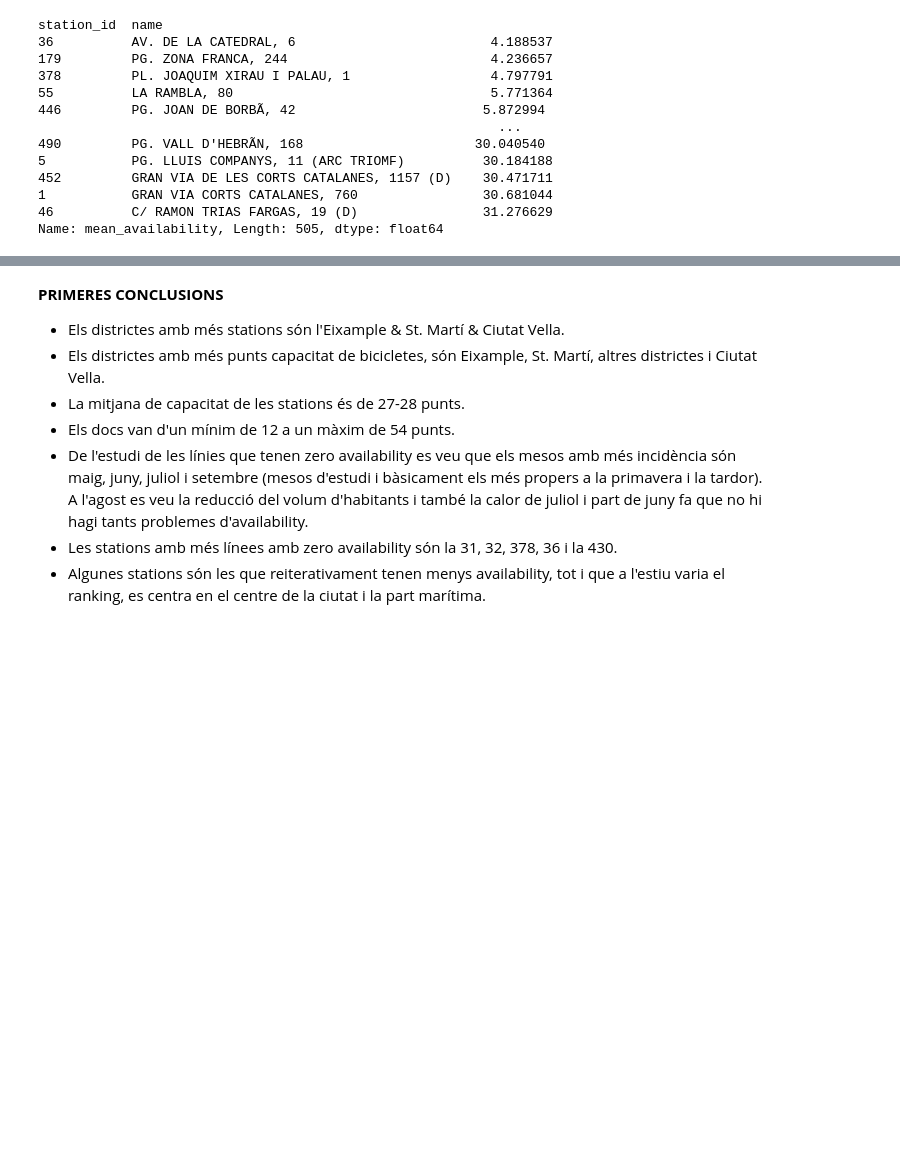
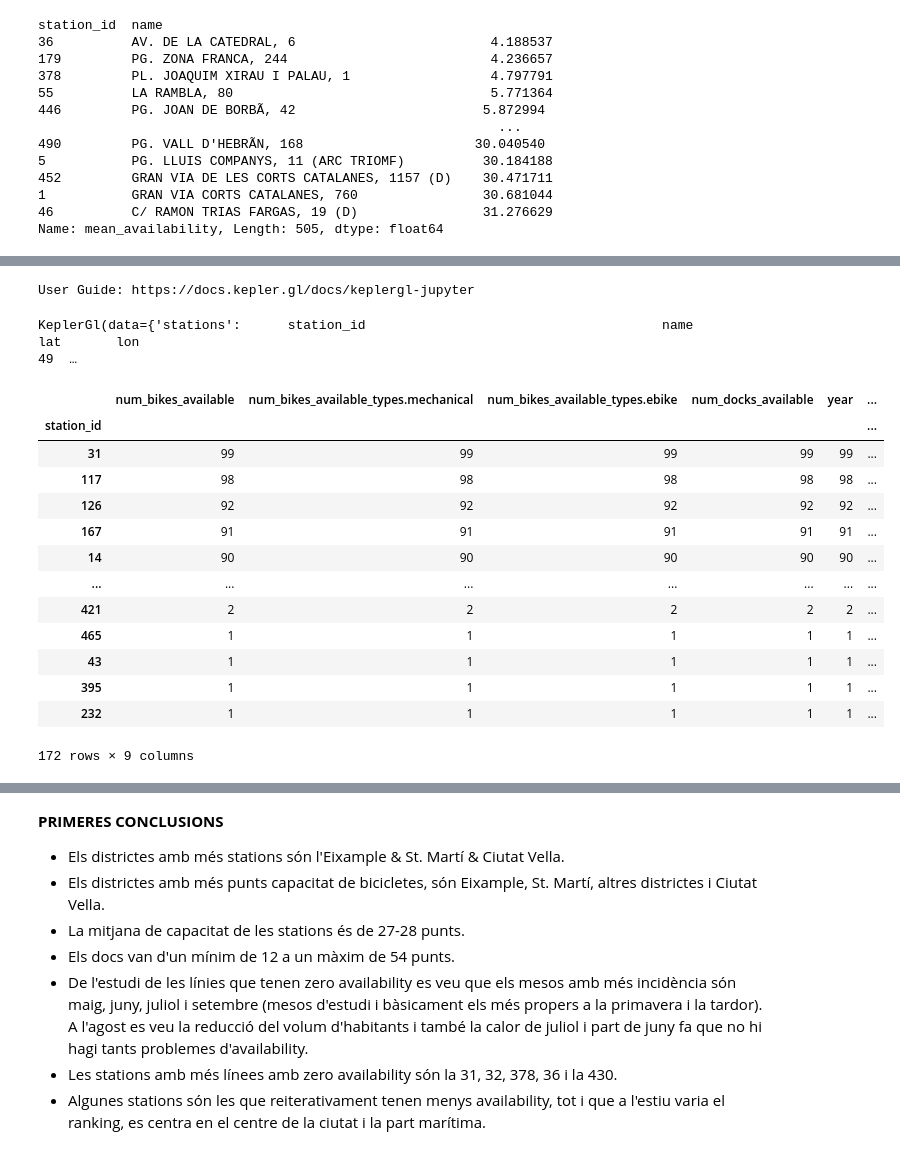
Before and after one commit to jotogi/BicingBCN, a Jupyter notebook: Stations.ipynb, the cells around one changed output, grey strips where cells are left out. Saved outputs shown, nothing was run; the diff lists cells and outputs as text; code cells hidden in the pictures; blank space fills up the shorter version.

```diff
--- a/Stations.ipynb
+++ b/Stations.ipynb
@@ -830,0 +857,27 @@ df_stations_seasons
+# %%
+df_stations_season = df_season[["station_id","name","lat","lon"]].drop_duplicates()
+stations_map_season = KeplerGl(height=600, data={"stations": df_stations_season})
+stations_map_season
+# %% [output]
+User Guide: https://docs.kepler.gl/docs/keplergl-jupyter
+KeplerGl(data={'stations':      station_id                                      name        lat       lon
+49  …
+# %%
+#Anàlisi dia de la cursa del Corte Inglés .
+cursa_ci=df2022_zero[(df2022_zero['month']==5) & (df2022_zero['day']==7)]
+cursa_ci[cursa_ci['num_docks_available']==0].groupby('station_id').count().sort_values(by='num_docks_available', ascending=False)
+# %% [output]
+|  | num_bikes_available | num_bikes_available_types.mechanical | num_bikes_available_types.ebike | num_docks_available | year | ... |
+| station_id |  |  |  |  |  | ... |
+| 31 | 99 | 99 | 99 | 99 | 99 | ... |
+| 117 | 98 | 98 | 98 | 98 | 98 | ... |
+| 126 | 92 | 92 | 92 | 92 | 92 | ... |
+| 167 | 91 | 91 | 91 | 91 | 91 | ... |
+| 14 | 90 | 90 | 90 | 90 | 90 | ... |
+| ... | ... | ... | ... | ... | ... | ... |
+| 421 | 2 | 2 | 2 | 2 | 2 | ... |
+| 465 | 1 | 1 | 1 | 1 | 1 | ... |
+| 43 | 1 | 1 | 1 | 1 | 1 | ... |
+| 395 | 1 | 1 | 1 | 1 | 1 | ... |
+| 232 | 1 | 1 | 1 | 1 | 1 | ... |
+172 rows × 9 columns
```
Also changed, not shown: parts of 20 cells of this notebook.
